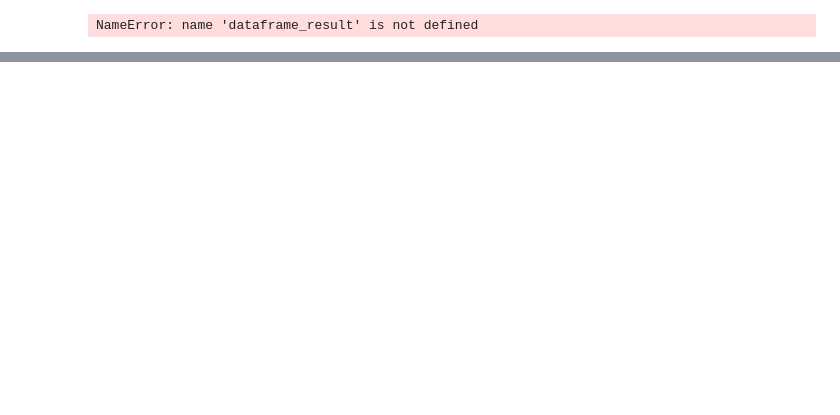
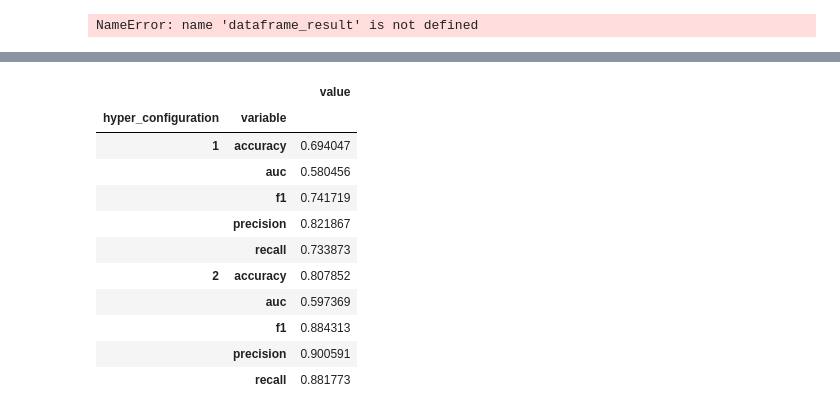
Before and after one commit to deepphage/notebooks, a Jupyter notebook: Evaluation.ipynb, the cells around one changed output, grey strips where cells are left out. Cells and saved outputs as stored; diff of their text form; code cells hidden in the pictures; blank space fills up the shorter version.

```diff
--- a/Evaluation.ipynb
+++ b/Evaluation.ipynb
@@ -479,0 +524,15 @@ NameError: name 'dataframe_result' is not defined
+# %%
+chart_data_box_melted.groupby(["hyper_configuration", "variable"]).mean()
+# %% [output]
+|  |  | value |
+| hyper_configuration | variable |  |
+| 1 | accuracy | 0.694047 |
+|  | auc | 0.580456 |
+|  | f1 | 0.741719 |
+|  | precision | 0.821867 |
+|  | recall | 0.733873 |
+| 2 | accuracy | 0.807852 |
+|  | auc | 0.597369 |
+|  | f1 | 0.884313 |
+|  | precision | 0.900591 |
+|  | recall | 0.881773 |
```
Also changed, not shown: parts of 10 cells of this notebook, 1 other file.
